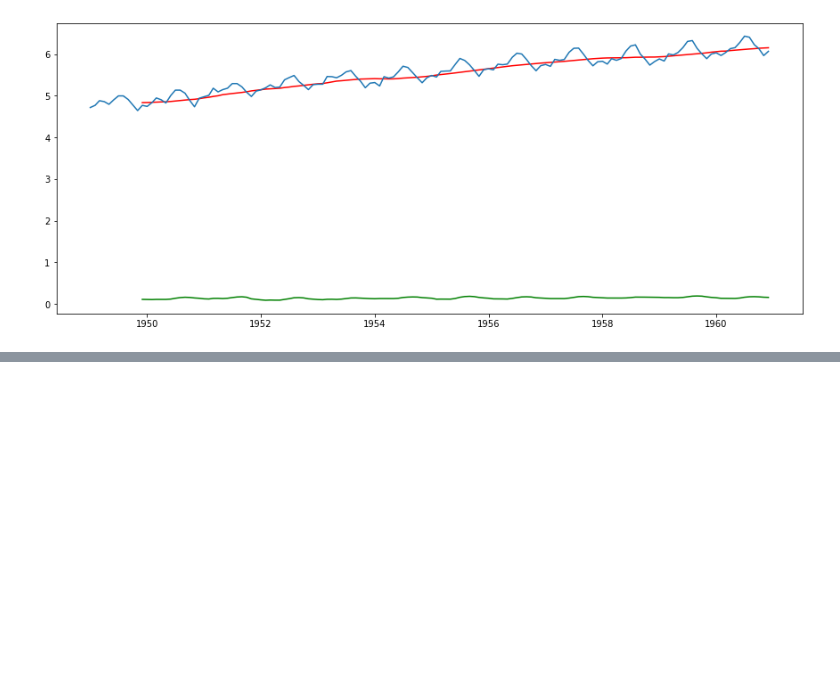
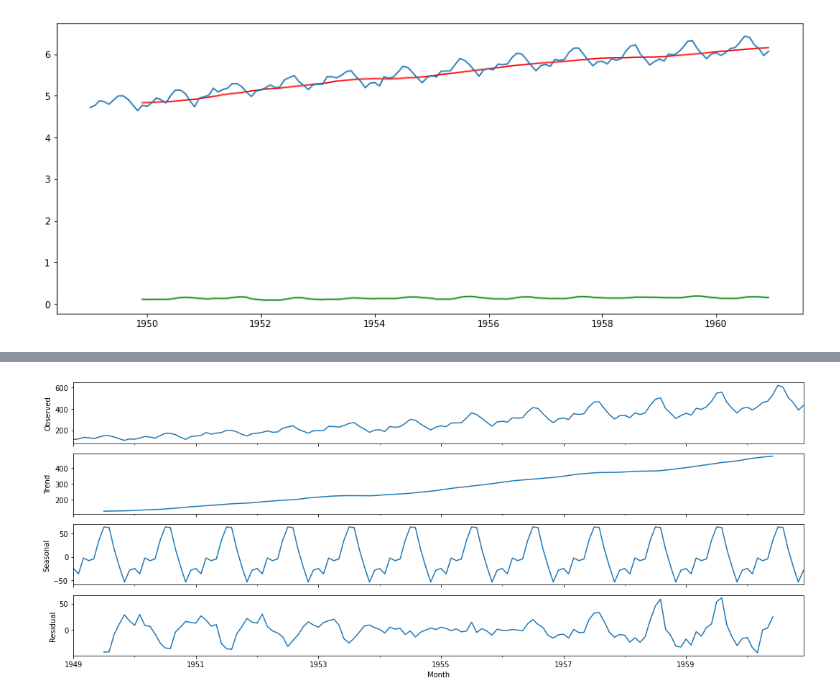
Before and after one commit to pranav-kaushal/Time-Series-Forecasting, a Jupyter notebook: Time_Series_Forecasting_lesson_1.ipynb, the cells around one changed output, grey strips where cells are left out. Drawn from its saved outputs; the diff is of its cells as text; code cells hidden in the pictures; blank space fills up the shorter version.

```diff
--- a/Time_Series_Forecasting_lesson_1.ipynb
+++ b/Time_Series_Forecasting_lesson_1.ipynb
@@ -147,0 +171,5 @@ plt.plot(my_data_logscale)
+# %%
+decomposition = sm.tsa.seasonal_decompose(my_data, model='additive')
+fig = decomposition.plot()
+# %% [output]
+[figure, added]
```
Also changed, not shown: parts of 10 cells of this notebook.
